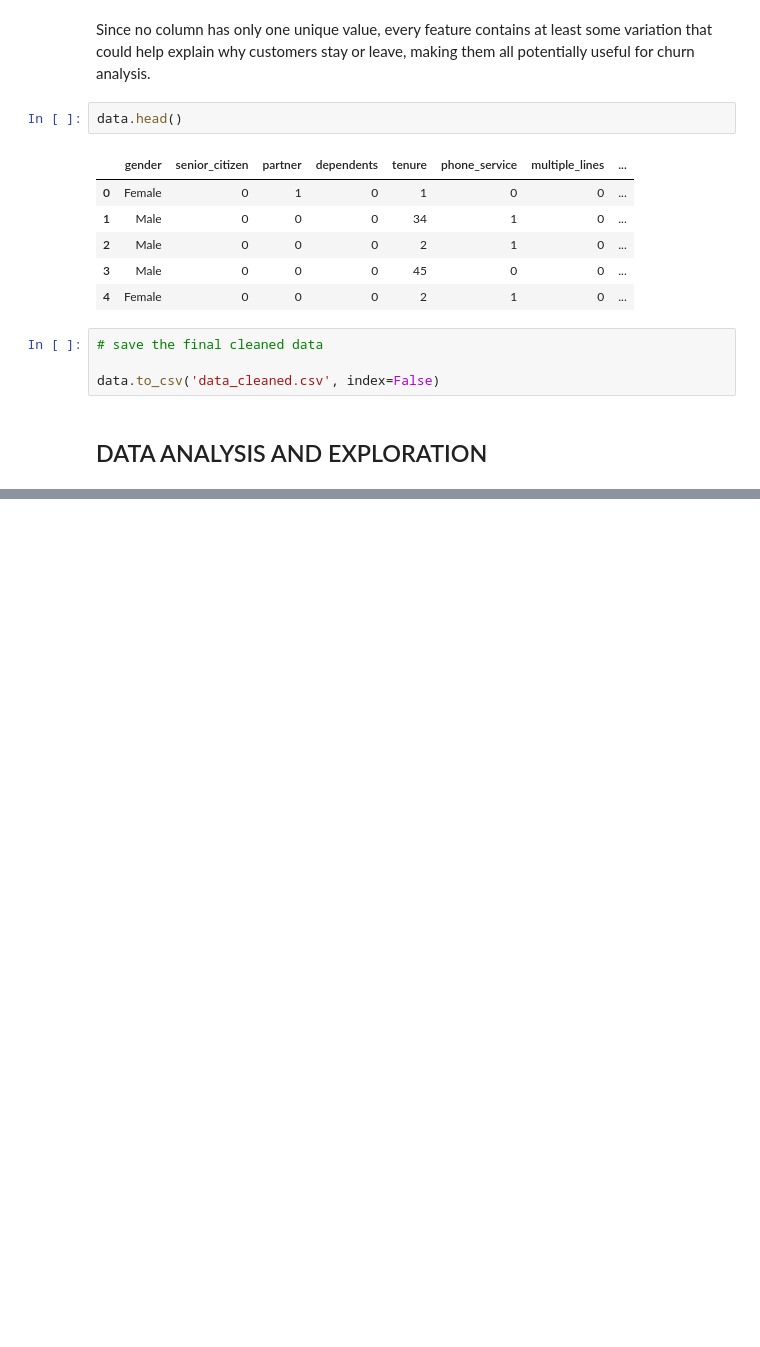
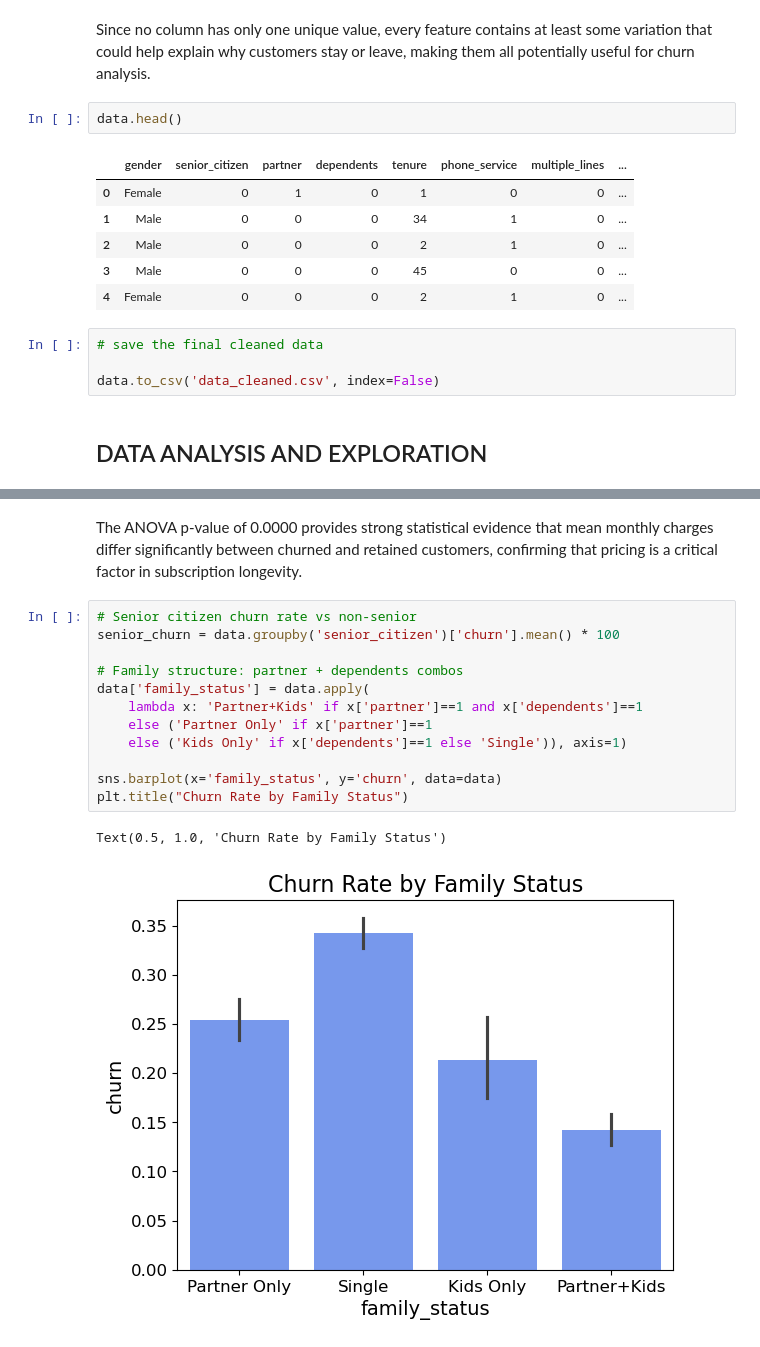
Before and after one commit to Raeesa12/FUTURE_DS_02, a Jupyter notebook: churn_analysis.ipynb, the cells around one changed output, grey strips where cells are left out. Cells and saved outputs as stored; diff of their text form; blank space fills up the shorter version.

```diff
--- a/churn_analysis.ipynb
+++ b/churn_analysis.ipynb
@@ -300,0 +408,17 @@ data.to_csv('data_cleaned.csv', index=False)
+# %% [markdown]
+The ANOVA p-value of 0.0000 provides strong statistical evidence that mean monthly charges differ significantly between churned and retained customers, confirming that pricing is a critical factor in subscription longevity.
+# %%
+# Senior citizen churn rate vs non-senior
+senior_churn = data.groupby('senior_citizen')['churn'].mean() * 100
+
+# Family structure: partner + dependents combos
+data['family_status'] = data.apply(
+    lambda x: 'Partner+Kids' if x['partner']==1 and x['dependents']==1
+    else ('Partner Only' if x['partner']==1
+    else ('Kids Only' if x['dependents']==1 else 'Single')), axis=1)
+
+sns.barplot(x='family_status', y='churn', data=data)
+plt.title("Churn Rate by Family Status")
+# %% [output]
+Text(0.5, 1.0, 'Churn Rate by Family Status')
+[figure, added]
```
Also changed, not shown: parts of 30 cells of this notebook.
